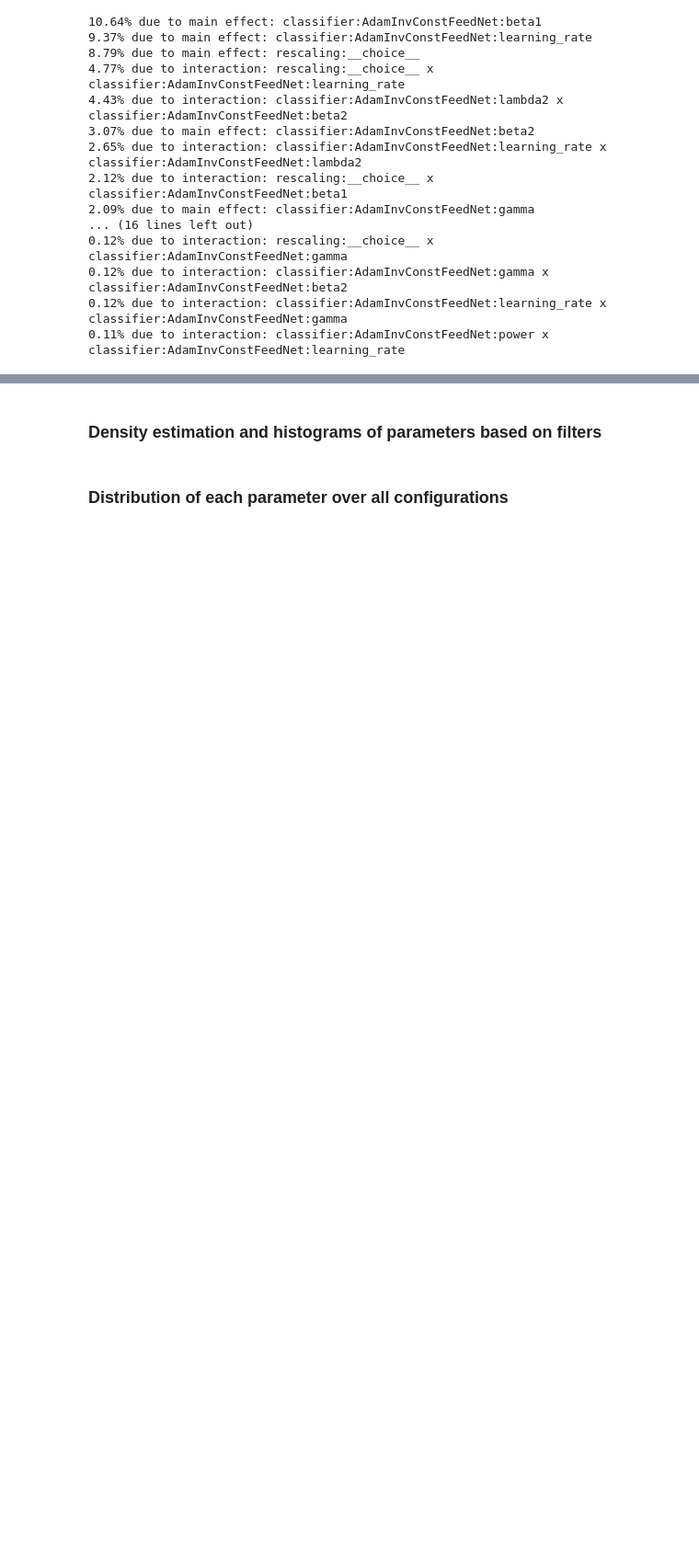
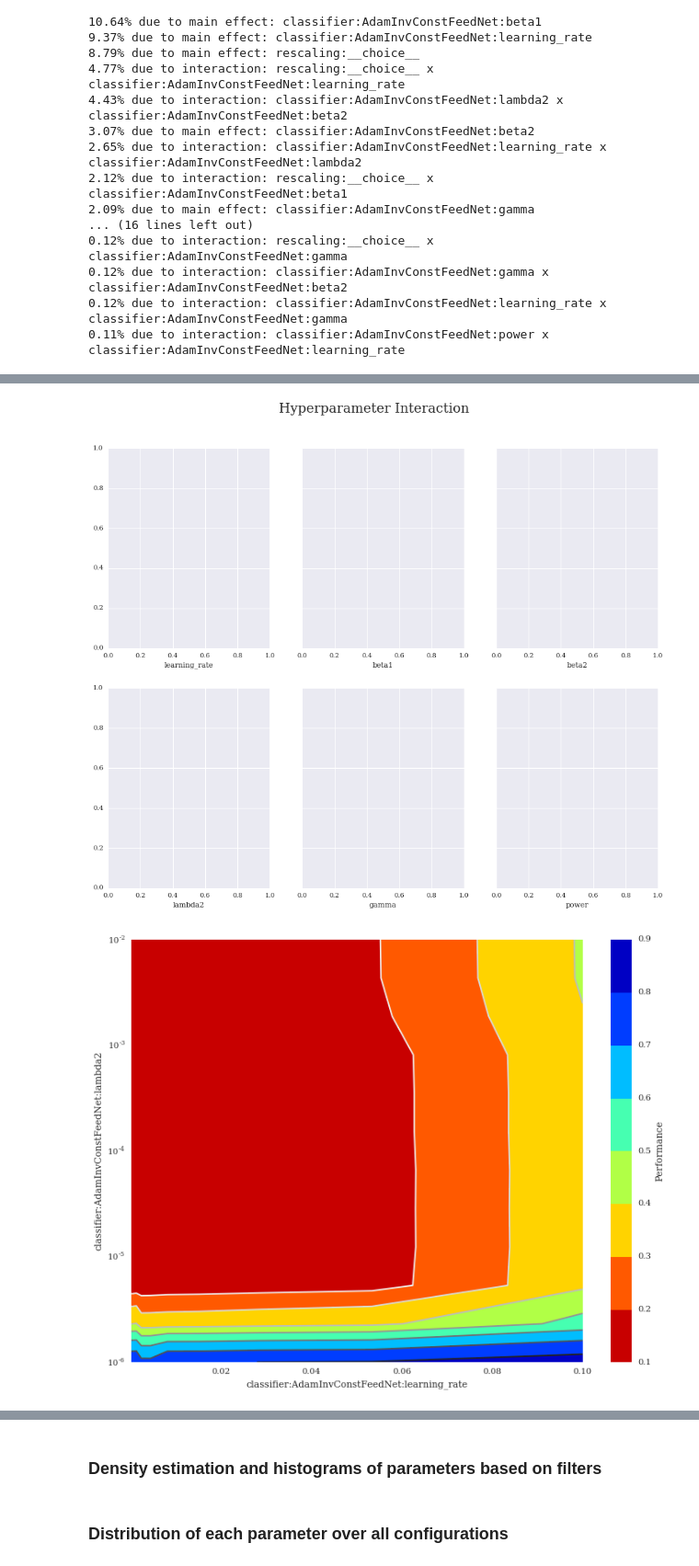
Before and after one commit to hmendozap/master-arbeit-projects, a Jupyter notebook: plotting_param_distros/Policy_vs_Solver_Response.ipynb, the cells around one changed output, grey strips where cells are left out. Shown: that part at 92% size. Cells and saved outputs as stored; diff of their text form; code cells hidden in the pictures; blank space fills up the shorter version.

```diff
--- a/plotting_param_distros/Policy_vs_Solver_Response.ipynb
+++ b/plotting_param_distros/Policy_vs_Solver_Response.ipynb
@@ -203,0 +217,16 @@ TypeError: contour() takes at least 4 arguments (1 given)
+# %%
+s = len(importance_params)
+fig_interaction, axi = plt.subplots(nrows=int(np.ceil(s/3.)), ncols=3, figsize=(15., 12.), sharey=True)
+for ax, name in zip(axi.flat, importance_params):
+    viz_MNIST.plot_contour_pairwise('classifier:AdamInvConstFeedNet:' + name,
+                                    'classifier:AdamInvConstFeedNet:lambda2',
+                                    bounds_1=(0.0, 1.0), bounds_2=(0.0, 1.0),
+                                    log_scale_1=False, log_scale_2=True,
+                                    resolution=12)
+    ax.set_xlabel(name)
+fig_interaction.suptitle('Hyperparameter Interaction')
+#fig_kde.savefig('images_'+ dataset_name +'joint_distro_lr_response.png')
+plt.tight_layout()
+# %% [output]
+[figure, added]
+[figure, added]
```
Also changed, not shown: parts of 10 cells of this notebook.
